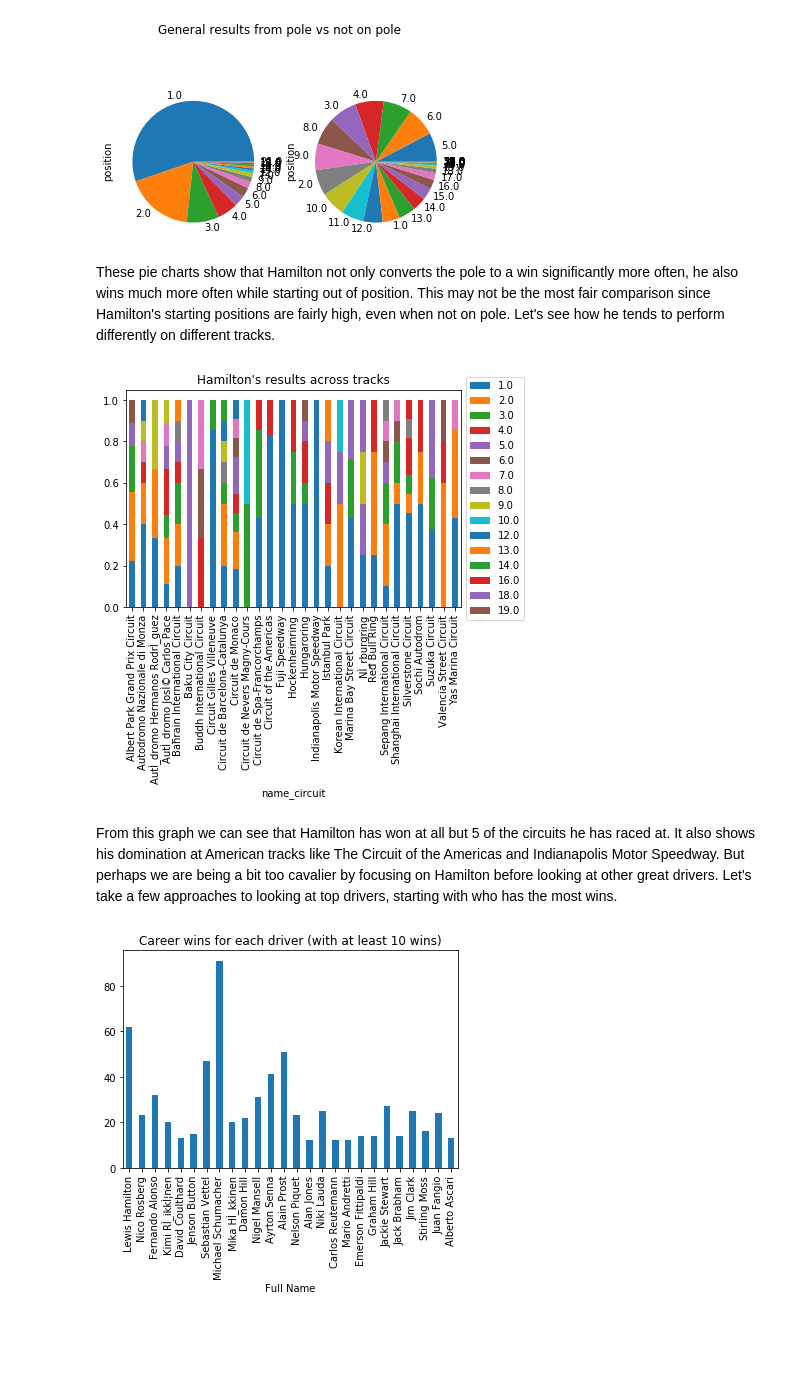
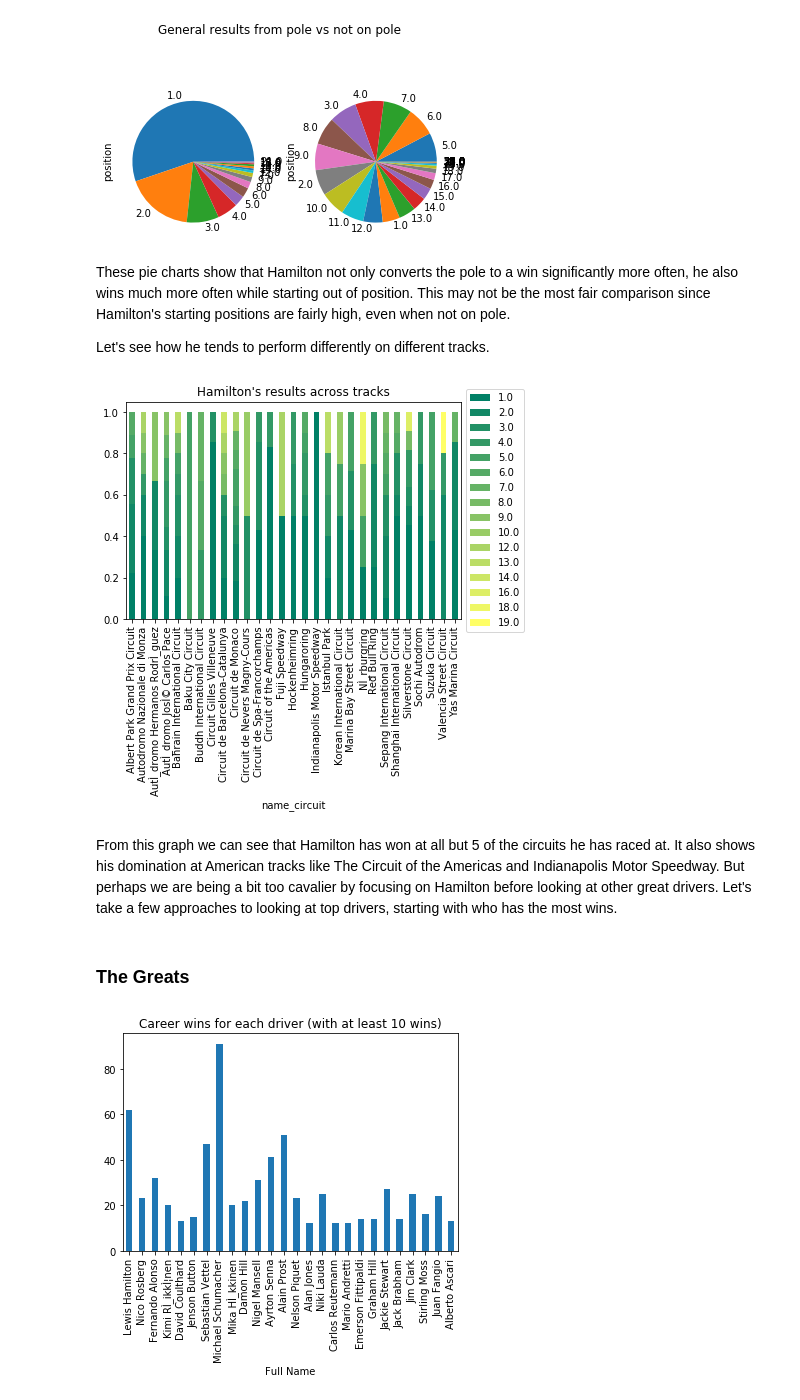
Before and after one commit to mroc170/mroc170.github.io, a Jupyter notebook: index.ipynb, the cells around one changed output. Drawn from its saved outputs; the diff is of its cells as text; code cells hidden in the pictures; blank space fills up the shorter version.

```diff
--- a/index.ipynb
+++ b/index.ipynb
@@ -33,14 +36,14 @@ circuits_df = circuits_df[circuits_df.columns[0:-2]] #removing the URL column an
 constructor_results_df = pd.read_csv("./data/constructorResults.csv", encoding = "ISO-8859-1")
 constructor_results_df = constructor_results_df[constructor_results_df.columns[0:-1]] #removing status column as it is largely useless
 constructors_df = pd.read_csv("./data/constructors.csv", encoding = "ISO-8859-1")
-constructors_df = constructors_df[constructors_df.columns[0:-2]] #removing literally useless column and URL
+constructors_df = constructors_df[constructors_df.columns[0:-2]] #removing useless column and URL
 #removing position text column (it is redundant in this context) and another empty column
 constructor_standings_df = pd.read_csv("./data/constructorStandings.csv", encoding = "ISO-8859-1")[["constructorStandingsId", "raceId", "constructorId", "points", "position", "wins"]]
 driver_standings_df = pd.read_csv("./data/driverStandings.csv", encoding = "ISO-8859-1")[["driverStandingsId", "raceId", "driverId", "points", "position", "wins"]]#removing position text column (it is redundant in this context)
 laptimes_df = pd.read_csv("./data/lapTimes.csv", encoding = "ISO-8859-1")
 pitstops_df = pd.read_csv("./data/pitStops.csv", encoding = "ISO-8859-1")
 qualifying_df = pd.read_csv("./data/qualifying.csv", encoding = "ISO-8859-1")
-races_df = pd.read_csv("./data/races.csv", encoding = "ISO-8859-1")
+races_df = pd.read_csv("./data/races.csv", encoding = "ISO-8859-1", parse_dates=["date"])
 races_df = races_df[races_df.columns[0:-1]] #removing URL
 results_df = pd.read_csv("./data/results.csv", encoding = "ISO-8859-1") #although this df is wide, it is in fact tidy
 #I didn't import the seaons csv because all it contains is the seaons and their wikipedia pages
@@ -115,27 +177,31 @@ plt.suptitle("General results from pole vs not on pole");
 # %% [output]
 [figure]
 # %% [markdown]
-These pie charts show that Hamilton not only converts the pole to a win significantly more often, he also wins much more often while starting out of position. This may not be the most fair comparison since Hamilton's starting positions are fairly high, even when not on pole. Let's see how he tends to perform differently on different tracks.
+These pie charts show that Hamilton not only converts the pole to a win significantly more often, he also wins much more often while starting out of position. This may not be the most fair comparison since Hamilton's starting positions are fairly high, even when not on pole.
+
+Let's see how he tends to perform differently on different tracks.
 # %%
 #merging races_df with circuits_df to get track name for each race
 races_with_circuit = races_df.merge(circuits_df, on="circuitId", suffixes=["", "_circuit"])
 
 ham_circuit_finishes = races_with_circuit.merge(hamilton_results,
                                                 on="raceId",
                                                 suffixes=["_race","_driver"]
                                                 ).pivot_table(index="name_circuit",
                                                               columns="position",
                                                               values="circuitRef",
                                                               aggfunc="count")
 ham_normal_finishes = ham_circuit_finishes.divide(ham_circuit_finishes.sum(axis=1), axis=0)
-ham_normal_finishes.plot.bar(stacked=True, legend=False)
+ham_normal_finishes.plot.bar(stacked=True, legend=False, cmap="summer")
 plt.legend(loc='center left', bbox_to_anchor=(1.0, 0.5))
 plt.title("Hamilton's results across tracks");
 # %% [output]
-[figure, old version]
+[figure, new version]
 # %% [markdown]
 From this graph we can see that Hamilton has won at all but 5 of the circuits he has raced at. It also shows his domination at American tracks like The Circuit of the Americas and Indianapolis Motor Speedway.
 But perhaps we are being a bit too cavalier by focusing on Hamilton before looking at other great drivers. Let's take a few approaches to looking at top drivers, starting with who has the most wins.
+# %% [markdown]
+### The Greats
 # %%
 race_wins = results_df[results_df["position"] == 1] #filtering for race wins
 win_counts = race_wins.groupby(race_wins["driverId"]).raced.sum() #counting race wins for each driver
```
Also changed, not shown: parts of 46 cells of this notebook, 1 other file.
